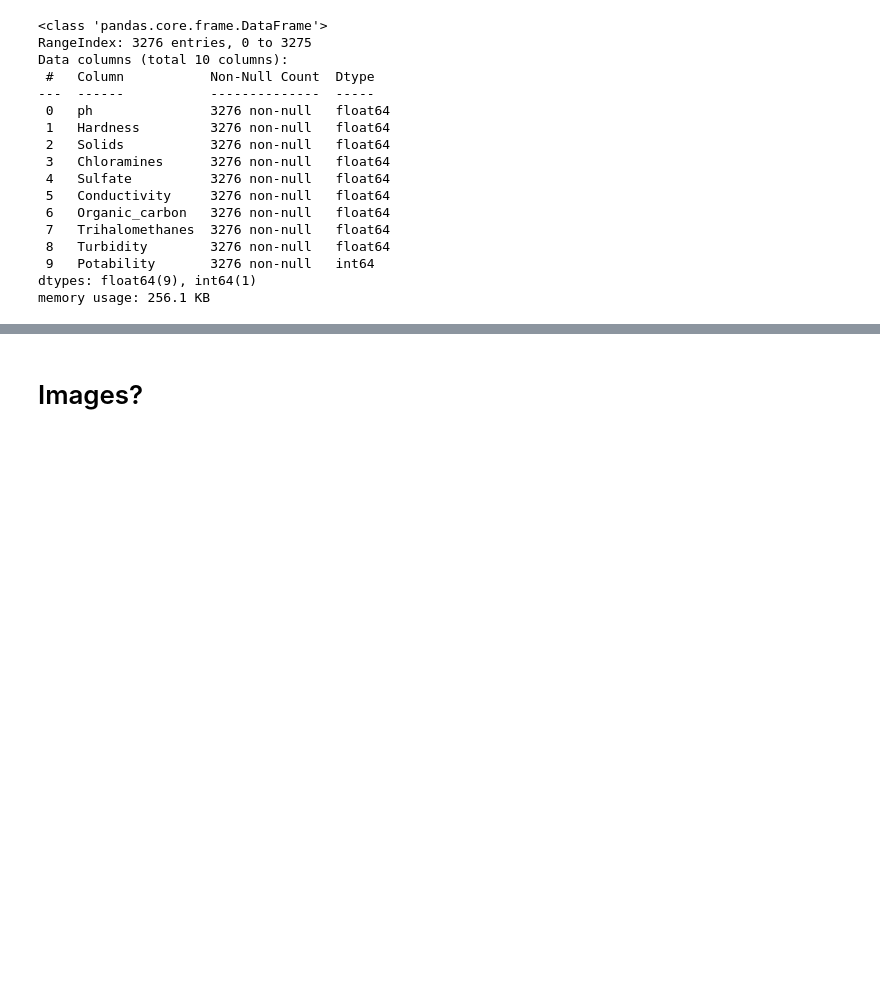
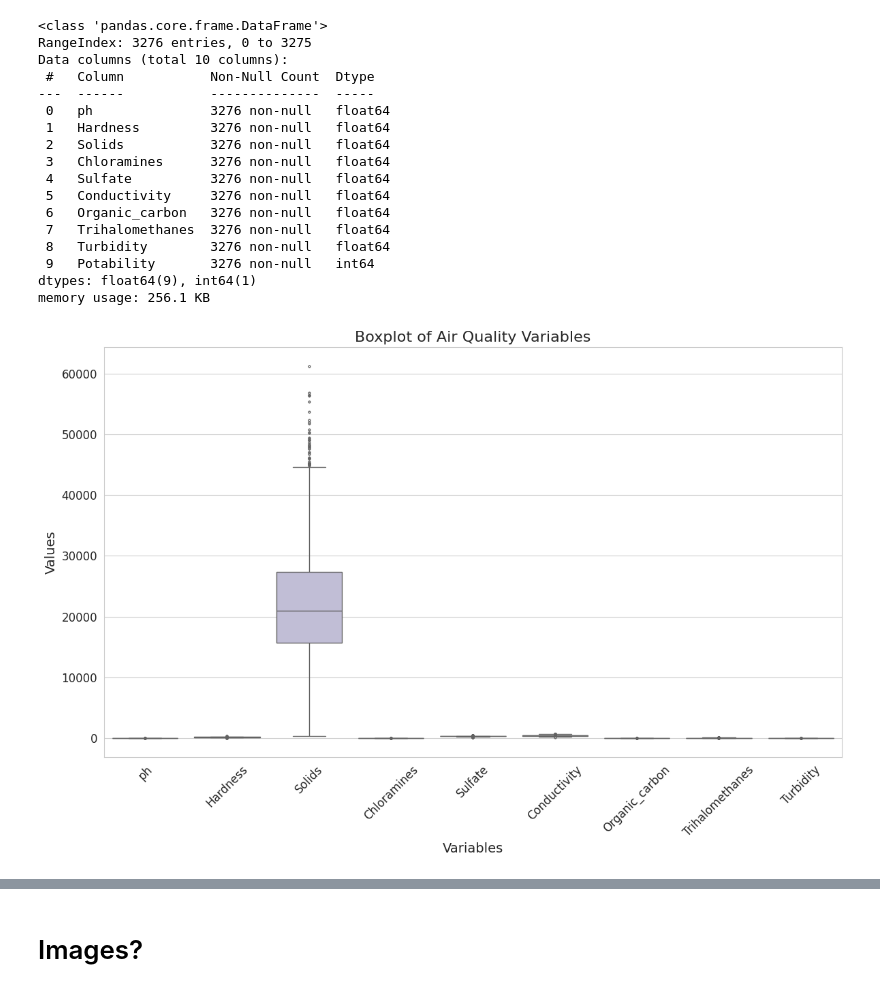
Before and after one commit to miiky976/dl4td_aq, a Jupyter notebook: Aqua/00_data.ipynb, the cells around one changed output, grey strips where cells are left out. Drawn from its saved outputs; the diff is of its cells as text; code cells hidden in the pictures; blank space fills up the shorter version.

```diff
--- a/Aqua/00_data.ipynb
+++ b/Aqua/00_data.ipynb
@@ -13,5 +15,5 @@ from sklearn.model_selection import train_test_split
 # %%
-df = pd.read_csv('set.csv')
+df = pd.read_csv('Aqua.csv')
 df.info()
 # %% [output]
 <class 'pandas.core.frame.DataFrame'>
@@ -52,3 +54,20 @@ Data columns (total 10 columns):
  9   Potability       3276 non-null   int64
 dtypes: float64(9), int64(1)
 memory usage: 256.1 KB
+# %%
+def Boxplot(df, exclude = ['Potability']):
+    sns.set_style("whitegrid")
+
+    plt.figure(figsize=(12, 8))
+    sns.boxplot(data=df.drop(columns=exclude, errors='ignore'), palette="Set3", flierprops=dict(markersize=2))
+    plt.title('Boxplot of Air Quality Variables', fontsize=16)
+    plt.xticks(rotation=45, fontsize=12)  # Rotate x-axis labels for better visibility
+    plt.yticks(fontsize=12)  # Set y-axis label font size
+    plt.xlabel('Variables', fontsize=14)  # Set x-axis label font size
+    plt.ylabel('Values', fontsize=14)  # Set y-axis label font size
+    plt.tight_layout()  # Adjust layout to prevent clipping of labels
+    plt.show()
+
+Boxplot(df)
+# %% [output]
+[figure, added]
```
Also changed, not shown: parts of 5 cells of this notebook, 4 other files.
